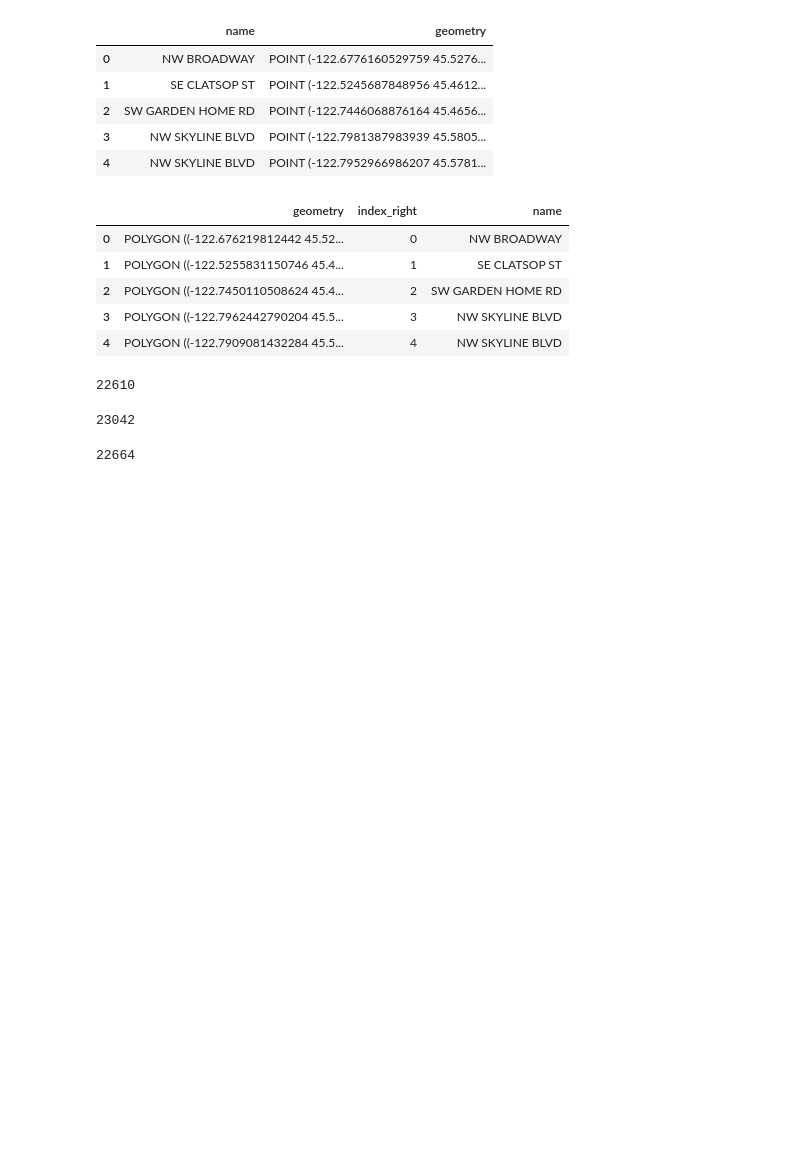
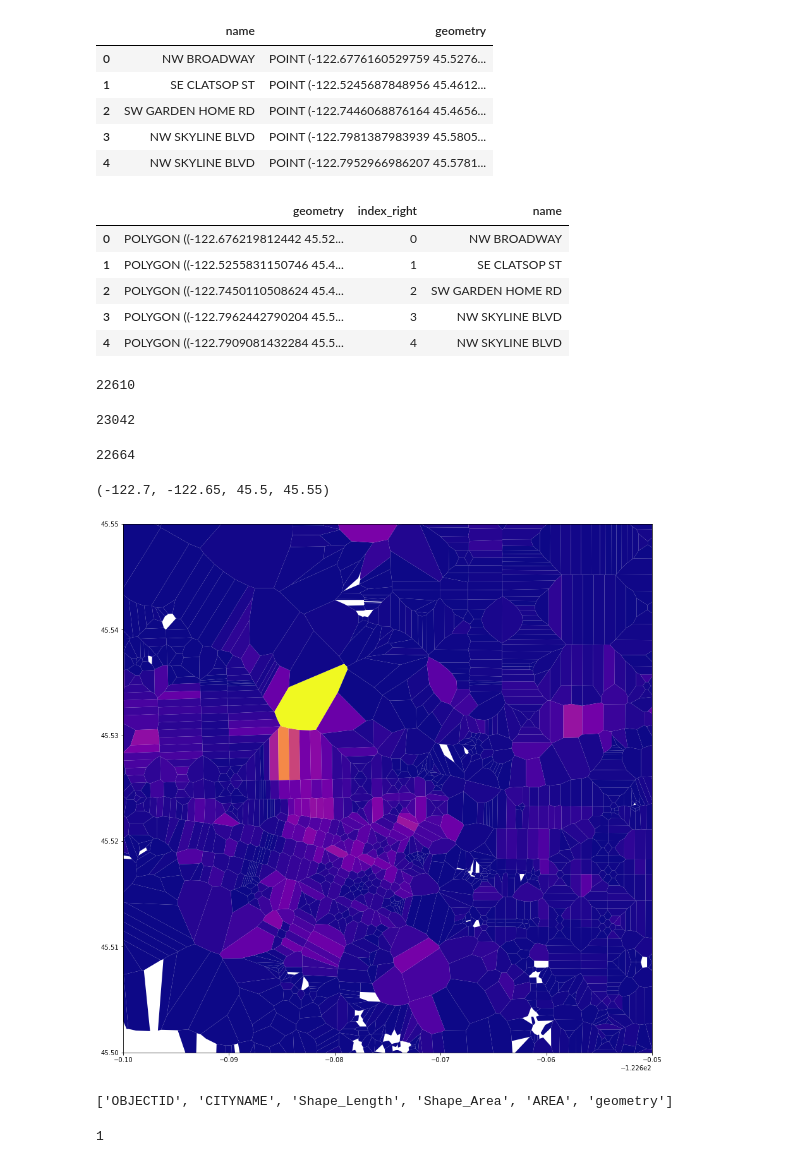
Before and after one commit to mike-mcdonald/notebooks, a Jupyter notebook: py/Voronoi counts.ipynb, the cells around one changed output. Cells and saved outputs as stored; diff of their text form; code cells hidden in the pictures; blank space fills up the shorter version.

Commit message:
Update voronoi count notebook with merging work

```diff
--- a/py/Voronoi counts.ipynb
+++ b/py/Voronoi counts.ipynb
@@ -49,0 +89,16 @@ streets_as_cell[['name', 'geometry']].to_file(filename='../.data/segments_vorono
+# %%
+trips_with_cell = gpd.sjoin(trips.set_geometry('origin'), streets_as_cell, how="inner", op='intersects')
+# %%
+cell_counts = trips_with_cell[['tripkey', 'index_right']].groupby(['index_right'])
+# %%
+streets_as_cell['index'] = streets_as_cell.index
+# %%
+merged = pd.merge(streets_as_cell, cell_counts.count(), left_on='index', right_on='index_right')
+# %%
+import matplotlib.pyplot as plt
+
+merged.plot(figsize=(15,20), column='trips', cmap='plasma')
+plt.axis((-122.7,-122.65, 45.5, 45.55))
+# %% [output]
+(-122.7, -122.65, 45.5, 45.55)
+[figure, added]
@@ -49,0 +109,10 @@ streets_as_cell[['name', 'geometry']].to_file(filename='../.data/segments_vorono
+# %%
+cities = gpd.read_file('../.data/cities.geojson')
+cities.columns.to_list()
+# %% [output]
+['OBJECTID', 'CITYNAME', 'Shape_Length', 'Shape_Area', 'AREA', 'geometry']
+# %%
+cities = cities[cities['CITYNAME'] == 'Portland']
+len(cities)
+# %% [output]
+1
```
Also changed, not shown: parts of 11 cells of this notebook.
